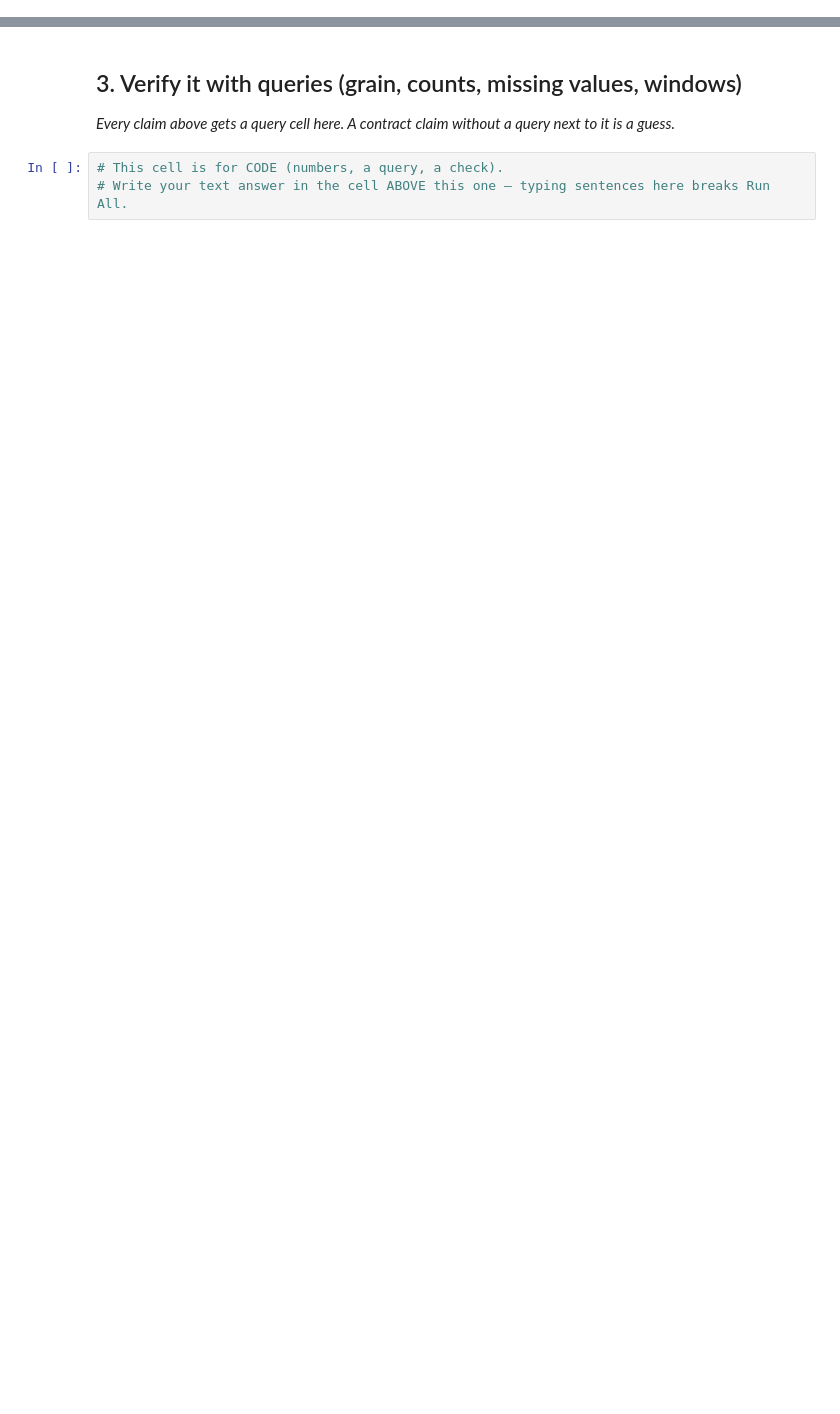
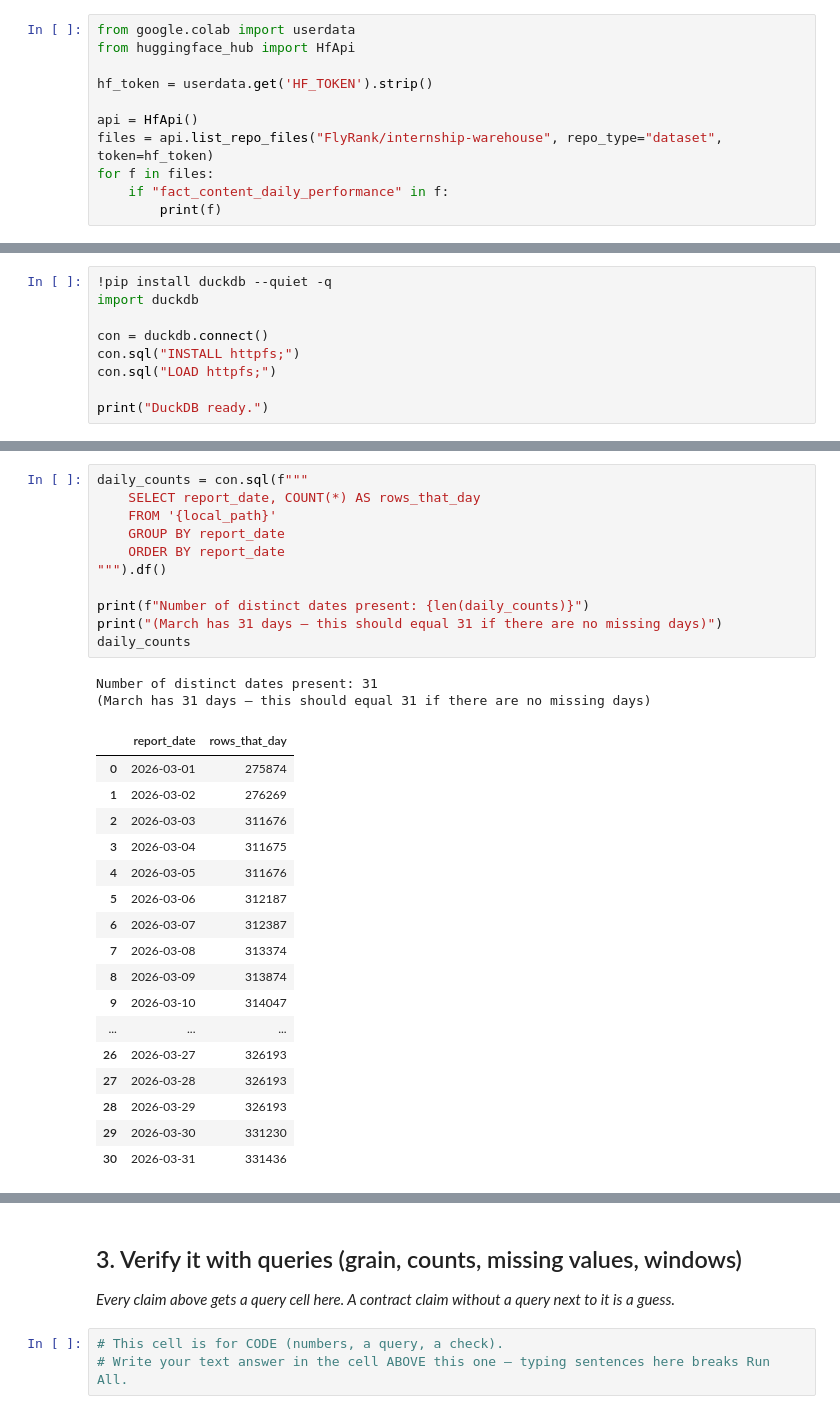
Before and after one commit to emgakii001/flyrank-ml-internship, a Jupyter notebook: work/notebooks/w03_data_contract.ipynb, the cells around one changed output, grey strips where cells are left out. Cells and saved outputs as stored; diff of their text form; blank space fills up the shorter version.

```diff
--- a/work/notebooks/w03_data_contract.ipynb
+++ b/work/notebooks/w03_data_contract.ipynb
@@ -22,0 +13,11 @@ This skeleton is yours to fill. Work the sections **in order** — each one has
+# %%
+from google.colab import userdata
+from huggingface_hub import HfApi
+
+hf_token = userdata.get('HF_TOKEN').strip()
+
+api = HfApi()
+files = api.list_repo_files("FlyRank/internship-warehouse", repo_type="dataset", token=hf_token)
+for f in files:
+    if "fact_content_daily_performance" in f:
+        print(f)
@@ -22,0 +57,9 @@ This skeleton is yours to fill. Work the sections **in order** — each one has
+# %%
+!pip install duckdb --quiet -q
+import duckdb
+
+con = duckdb.connect()
+con.sql("INSTALL httpfs;")
+con.sql("LOAD httpfs;")
+
+print("DuckDB ready.")
@@ -22,0 +145,31 @@ This skeleton is yours to fill. Work the sections **in order** — each one has
+# %%
+daily_counts = con.sql(f"""
+    SELECT report_date, COUNT(*) AS rows_that_day
+    FROM '{local_path}'
+    GROUP BY report_date
+    ORDER BY report_date
+""").df()
+
+print(f"Number of distinct dates present: {len(daily_counts)}")
+print("(March has 31 days — this should equal 31 if there are no missing days)")
+daily_counts
+# %% [output]
+Number of distinct dates present: 31
+(March has 31 days — this should equal 31 if there are no missing days)
+|  | report_date | rows_that_day |
+| 0 | 2026-03-01 | 275874 |
+| 1 | 2026-03-02 | 276269 |
+| 2 | 2026-03-03 | 311676 |
+| 3 | 2026-03-04 | 311675 |
+| 4 | 2026-03-05 | 311676 |
+| 5 | 2026-03-06 | 312187 |
+| 6 | 2026-03-07 | 312387 |
+| 7 | 2026-03-08 | 313374 |
+| 8 | 2026-03-09 | 313874 |
+| 9 | 2026-03-10 | 314047 |
+| ... | ... | ... |
+| 26 | 2026-03-27 | 326193 |
+| 27 | 2026-03-28 | 326193 |
+| 28 | 2026-03-29 | 326193 |
+| 29 | 2026-03-30 | 331230 |
+| 30 | 2026-03-31 | 331436 |
```
Also changed, not shown: parts of 35 cells of this notebook.
